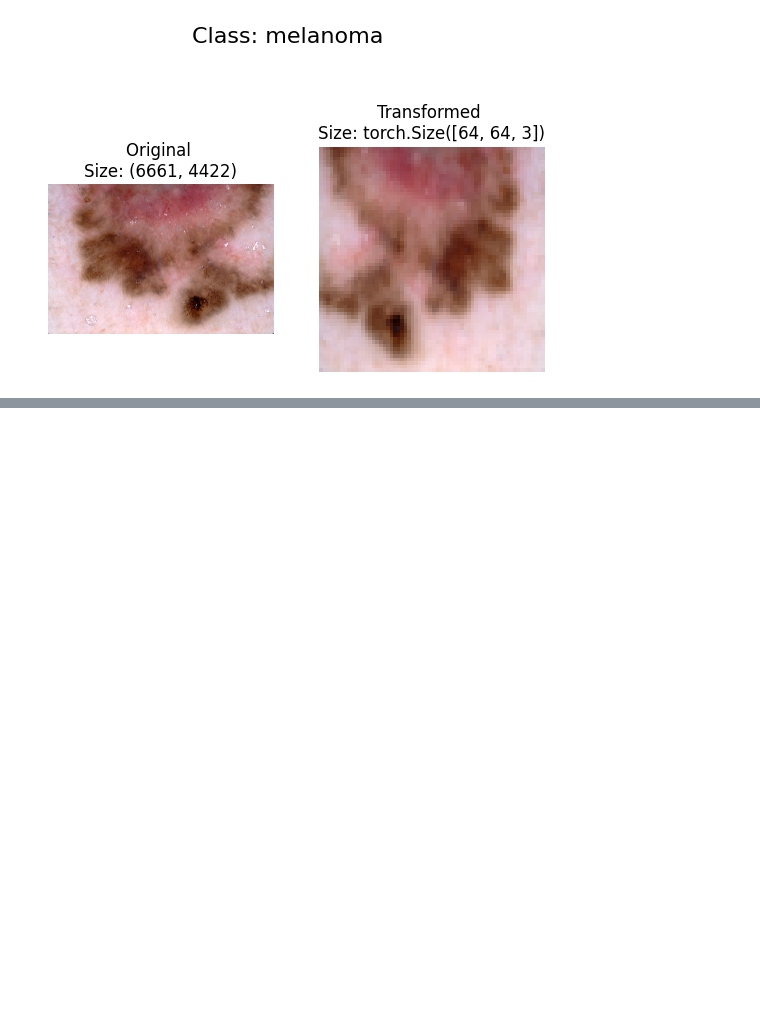
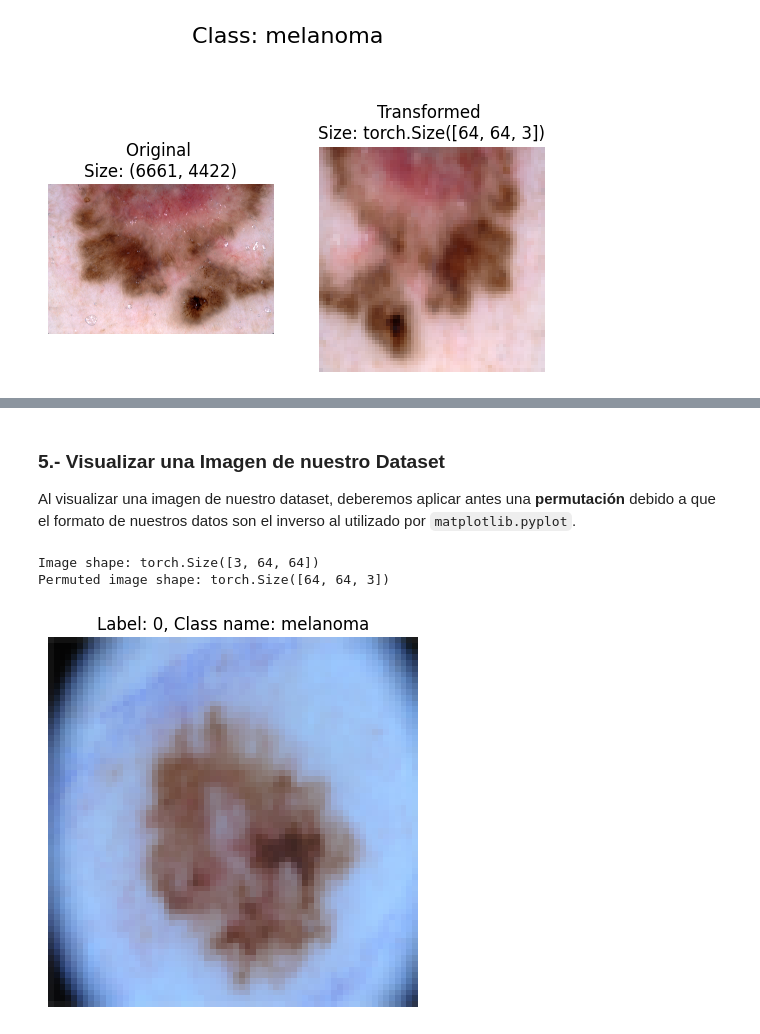
Before and after one commit to Tooallin/INF395-Redes-Neuronales, a Jupyter notebook: Desafios/melanoma.ipynb, the cells around one changed output, grey strips where cells are left out. Saved outputs shown, nothing was run; the diff lists cells and outputs as text; code cells hidden in the pictures; blank space fills up the shorter version.

````diff
--- a/Desafios/melanoma.ipynb
+++ b/Desafios/melanoma.ipynb
@@ -154,0 +165,16 @@ plot_transformed_images(image_path_list, data_transform, n=3, seed=42)
+# %%
+# Import dataset module
+from torchvision import datasets
+
+# Create train, test and validation datasets
+train_data = datasets.ImageFolder(root=train_dir,
+								  transform=data_transform)
+
+test_data = datasets.ImageFolder(root=test_dir,
+								 transform=data_transform)
+
+val_data = datasets.ImageFolder(root=val_dir,
+								transform=data_transform)
+
+# Print out some information about the datasets
+print(f"- Train data: {train_data}\n\n- Test data: {test_data}\n\n- Validation data: {val_data}")
@@ -154,0 +214,4 @@ plot_transformed_images(image_path_list, data_transform, n=3, seed=42)
+# %%
+img, label = train_data[0][0], train_data[0][1]
+print(f"Image shape: {img.shape} | Image datatype: {img.dtype} | Label: {label} | Label datatype: {type(label)}")
+print(f"Image Tensor:\n{img}")
@@ -154,0 +236,20 @@ plot_transformed_images(image_path_list, data_transform, n=3, seed=42)
+# %% [markdown]
+### 5.- Visualizar una Imagen de nuestro Dataset
+Al visualizar una imagen de nuestro dataset, deberemos aplicar antes una **permutación** debido a que el formato de nuestros datos son el inverso al utilizado por ```matplotlib.pyplot```.
+# %%
+# Change image shape for plotting
+img_prmt = img.permute(1, 2, 0)
+
+# Print out image shape and datatype
+print(f"Image shape: {img.shape}")
+print(f"Permuted image shape: {img_prmt.shape}")
+
+# Plot the image
+plt.imshow(img_prmt)
+plt.title(f"Label: {label}, Class name: {train_data.classes[label]}")
+plt.axis("off")
+plt.show()
+# %% [output]
+Image shape: torch.Size([3, 64, 64])
+Permuted image shape: torch.Size([64, 64, 3])
+[figure, added]
````
Also changed, not shown: parts of 21 cells of this notebook, 1 other file.
